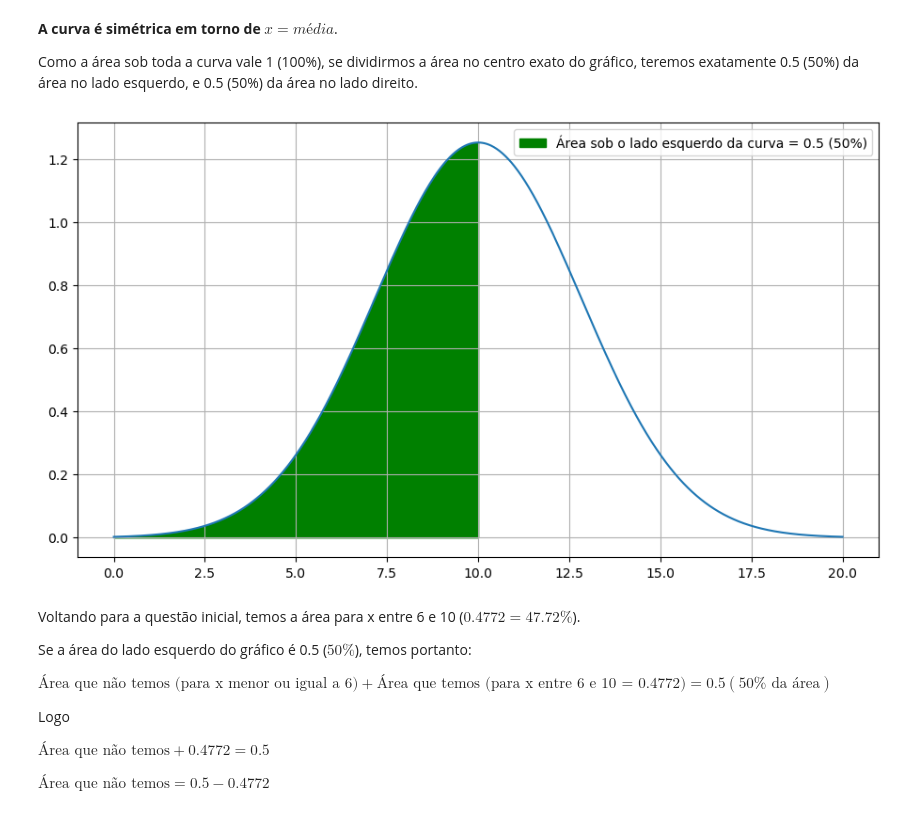
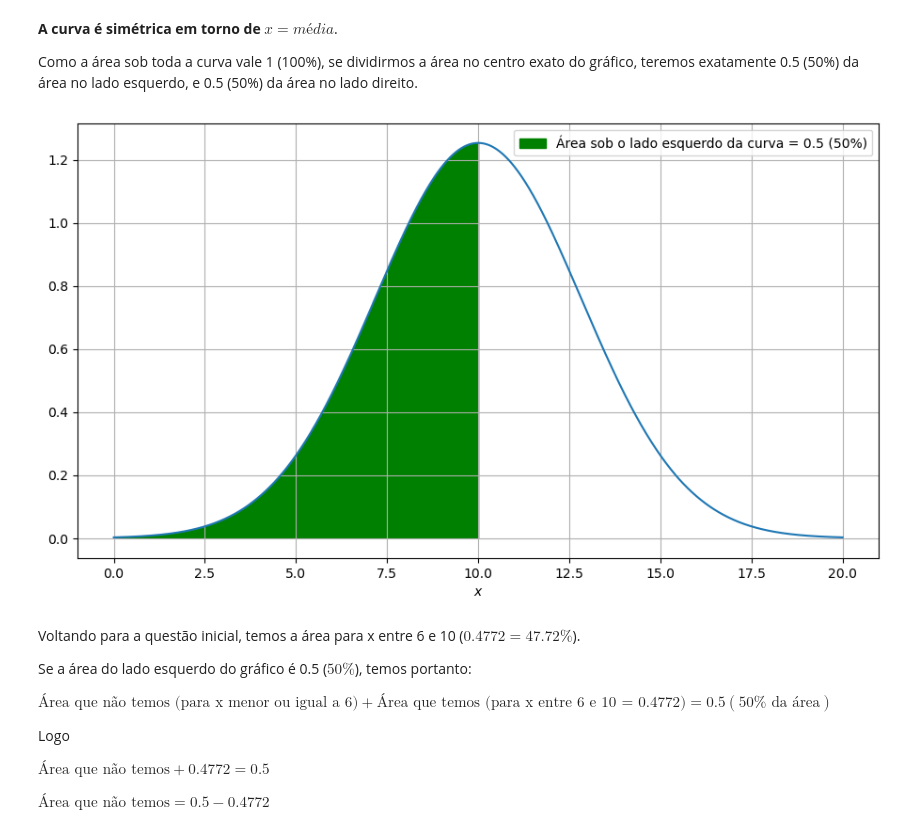
Before and after one commit to eltonlima01/statistics, a Jupyter notebook: normal-distribution/notebooks/main.ipynb, the cells around one changed output. Saved outputs shown, nothing was run; the diff lists cells and outputs as text; code cells hidden in the pictures.

```diff
--- a/normal-distribution/notebooks/main.ipynb
+++ b/normal-distribution/notebooks/main.ipynb
@@ -194,25 +198,26 @@ Como a área sob toda a curva vale 1 (100%), se dividirmos a área no centro exa
 # %%
 x1, x2 = 0, 20
 x = np.linspace (x1, x2, points)
 
 y = np.exp (- ((x - mu) ** 2) / ((2 * sigma ) ** 2)) / sigma * np.sqrt (2 * np.pi)
 
 plt.figure (figsize = [11, 6])
 
 plt.plot (x, y)
 plt.grid ()
+plt.xlabel ("$x$")
 
 i1, i2 = 0, 10
 i = np.linspace (i1, i2, points)
 
 yi = np.exp (- ((i - mu) ** 2) / ((2 * sigma ) ** 2)) / sigma * np.sqrt (2 * np.pi)
 
 plt.fill_between (i, yi, color = "green", label = "Área sob o lado esquerdo da curva = 0.5 (50%)")
 
 plt.legend (loc = "upper right")
 plt.show ()
 # %% [output]
-[figure, old version]
+[figure, new version]
 # %% [markdown]
 Voltando para a questão inicial, temos a área para x entre 6 e 10 ($0.4772 = 47.72\%$).
 
```
Also changed, not shown: parts of 14 cells of this notebook.
